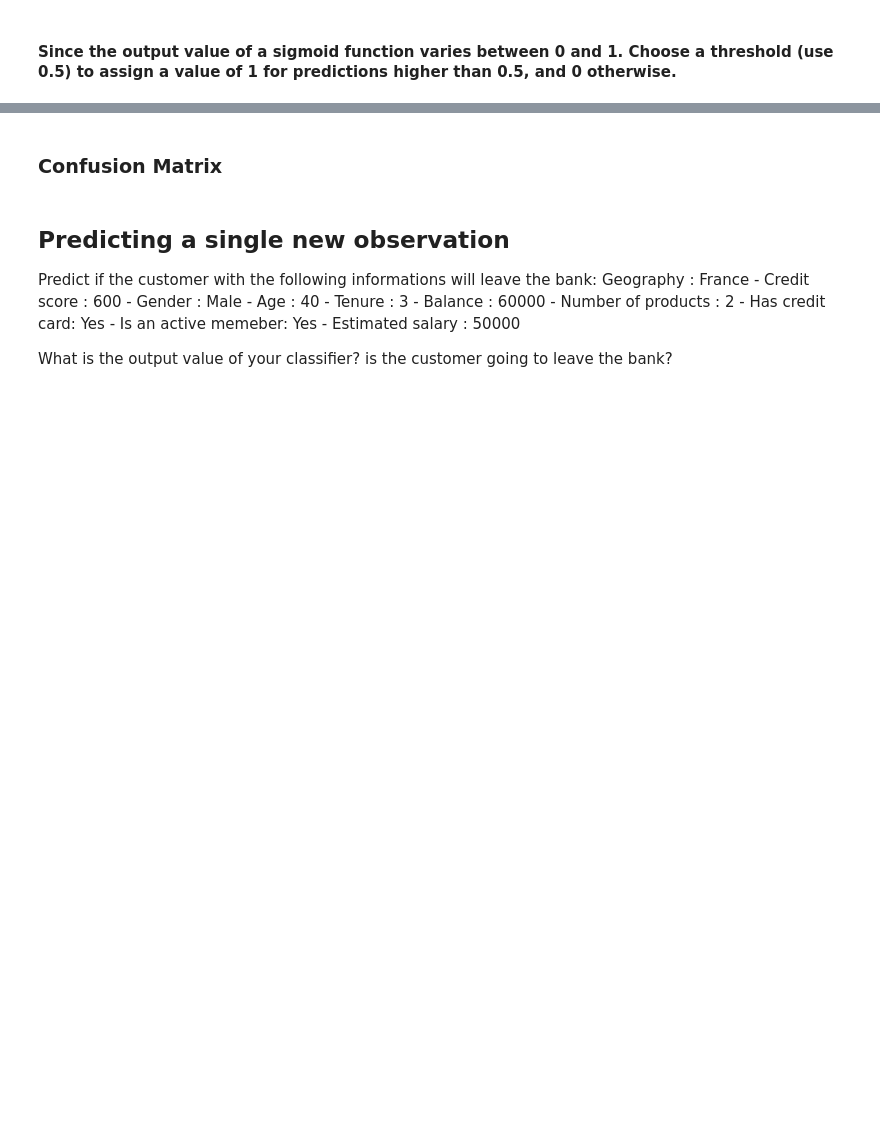
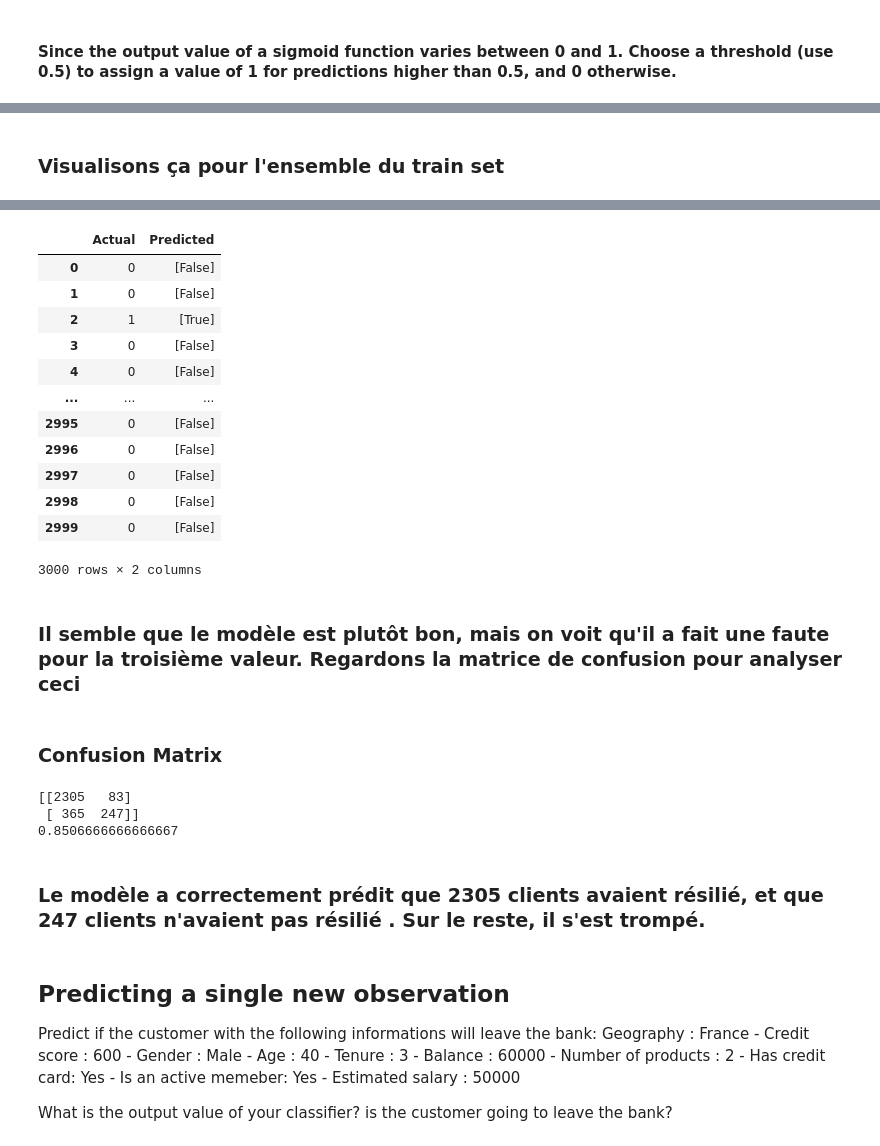
Before and after one commit to NabilMersni92/Deep_Learning, a Jupyter notebook: ANN.ipynb, the cells around one changed output, grey strips where cells are left out. Drawn from its saved outputs; the diff is of its cells as text; code cells hidden in the pictures; blank space fills up the shorter version.

```diff
--- a/ANN.ipynb
+++ b/ANN.ipynb
@@ -74,9 +91,9 @@ df_customers
 10000 rows × 11 columns
 # %%
 #Conversion des variables catégorielles en variables quantitatives
-df_customers["Geography"] = df_customers["Geography"].map({"France":1, "Spain":2, "Germany":3})
-df_customers["Gender"] = df_customers["Gender"].map({"Female":1, "Male":2})
-df_customers
+df["Geography"] = df["Geography"].map({"France":1, "Spain":2, "Germany":3})
+df["Gender"] = df["Gender"].map({"Female":1, "Male":2})
+df
 # %% [output]
 |  | CreditScore | Geography | Gender | Age | Tenure | Balance | NumOfProducts | HasCrCard | IsActiveMember | ... |
 | 0 | 619 | 1 | 1 | 42 | 2 | 0.00 | 1 | 1 | 1 | ... |
@@ -94,7 +111,4 @@ df_customers
 # %%
 from sklearn.model_selection import train_test_split
 
-X_train, X_test, Y_train, Y_test = train_test_split(df_customers.drop(columns=["Exited"]),df_customers["Exited"] , test_size=0.3)
-
-print(f"Shape of train set : {X_train.shape}")
-print(f"Shape of test set : {X_test.shape}")
+X_train, X_test, Y_train, Y_test = train_test_split(df.drop(columns=["Exited"]),df["Exited"] , test_size=0.3)
@@ -201,6 +205,8 @@ _________________________________________________________________
 Before training a model, you need to configure the learning process, which is done via the **compile** method.
 
 It receives three arguments: an **optimizer** (use 'adam'), a **loss** function (use 'binary_crossentropy'), and list of **metrics** (use the 'accuracy').
+# %%
+classifier.compile(optimizer = 'adam', loss = 'binary_crossentropy', metrics = ['accuracy'])
 # %% [markdown]
 ### Fitting the ANN to the Training set
 
@@ -215,3 +221,5 @@ Input data, Target data,
 **epochs**: Number of iterations on the dataset
 
 You are going to train your model using a batch size of 10, and 100 epochs
+# %%
+classifier.fit(X_train, Y_train, batch_size = 10, epochs = 100)
@@ -225,0 +281,7 @@ You are going to train your model using a batch size of 10, and 100 epochs
+# %% [markdown]
+### Visualisons ça pour l'ensemble du train set
+# %%
+y_pred = classifier.predict(X_test)
+y_pred = (y_pred > 0.5)
+pd.DataFrame(list(zip(Y_test, y_pred)), columns=['Actual', 'Predicted'])
+# %% [output]
@@ -226,5 +289,30 @@ You are going to train your model using a batch size of 10, and 100 epochs
+|  | Actual | Predicted |
+| 0 | 0 | [False] |
+| 1 | 0 | [False] |
+| 2 | 1 | [True] |
+| 3 | 0 | [False] |
+| 4 | 0 | [False] |
+| ... | ... | ... |
+| 2995 | 0 | [False] |
+| 2996 | 0 | [False] |
+| 2997 | 0 | [False] |
+| 2998 | 0 | [False] |
+| 2999 | 0 | [False] |
+3000 rows × 2 columns
+# %% [markdown]
+### Il semble que le modèle est plutôt bon, mais on voit qu'il a fait une faute pour la troisième valeur. Regardons la matrice de confusion pour analyser ceci
 # %% [markdown]
 ### Confusion Matrix
+# %%
+from sklearn.metrics import confusion_matrix, accuracy_score
+print(confusion_matrix(Y_test, y_pred))
+print(accuracy_score(Y_test, y_pred))
+# %% [output]
+[[2305   83]
+ [ 365  247]]
+0.8506666666666667
+# %% [markdown]
+### Le modèle a correctement prédit que 2305 clients avaient résilié, et que 247 clients n'avaient pas résilié . Sur le reste, il s'est trompé.
 # %% [markdown]
 ## Predicting a single new observation
 
```
Also changed, not shown: parts of 16 cells of this notebook.
